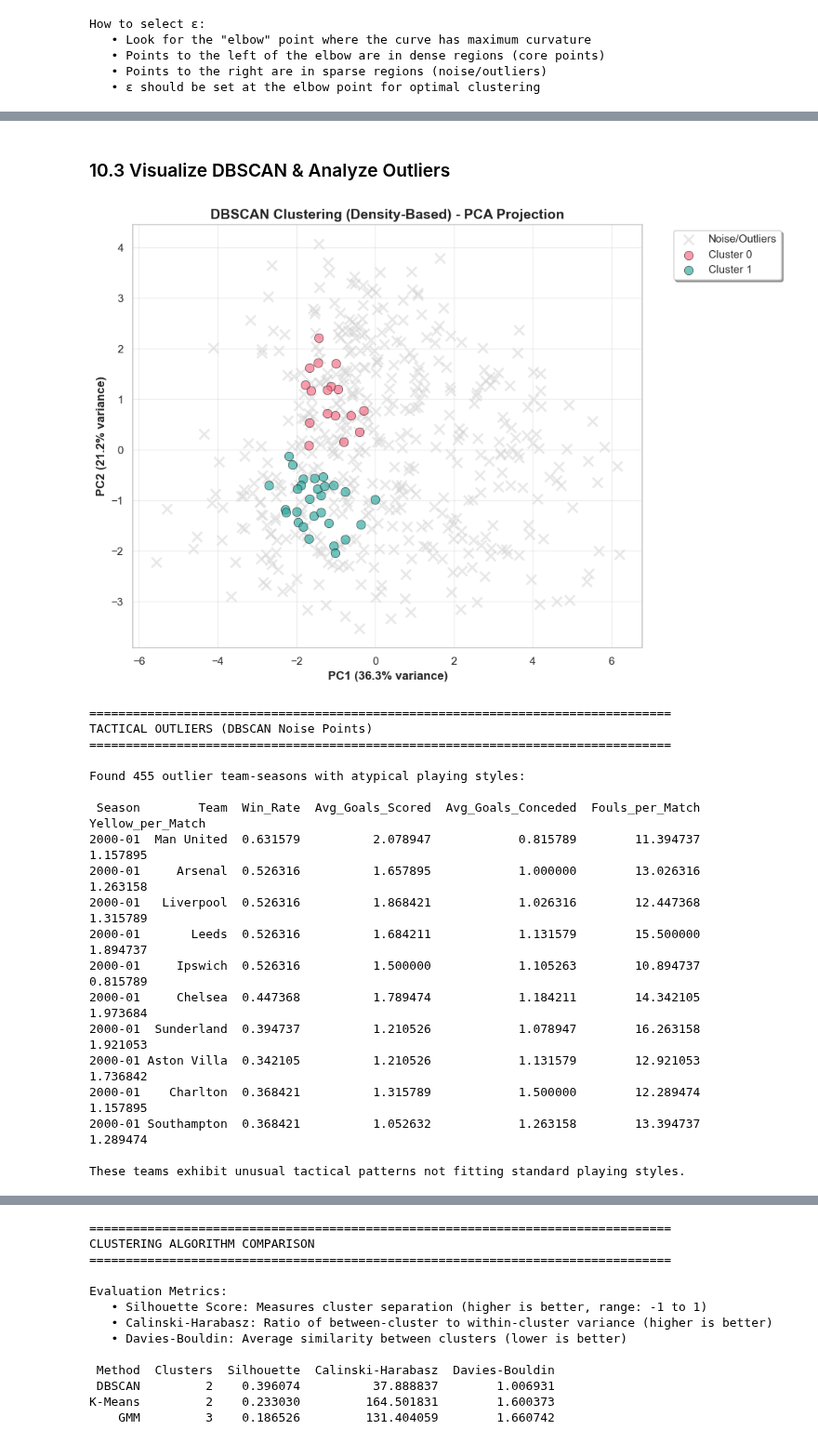
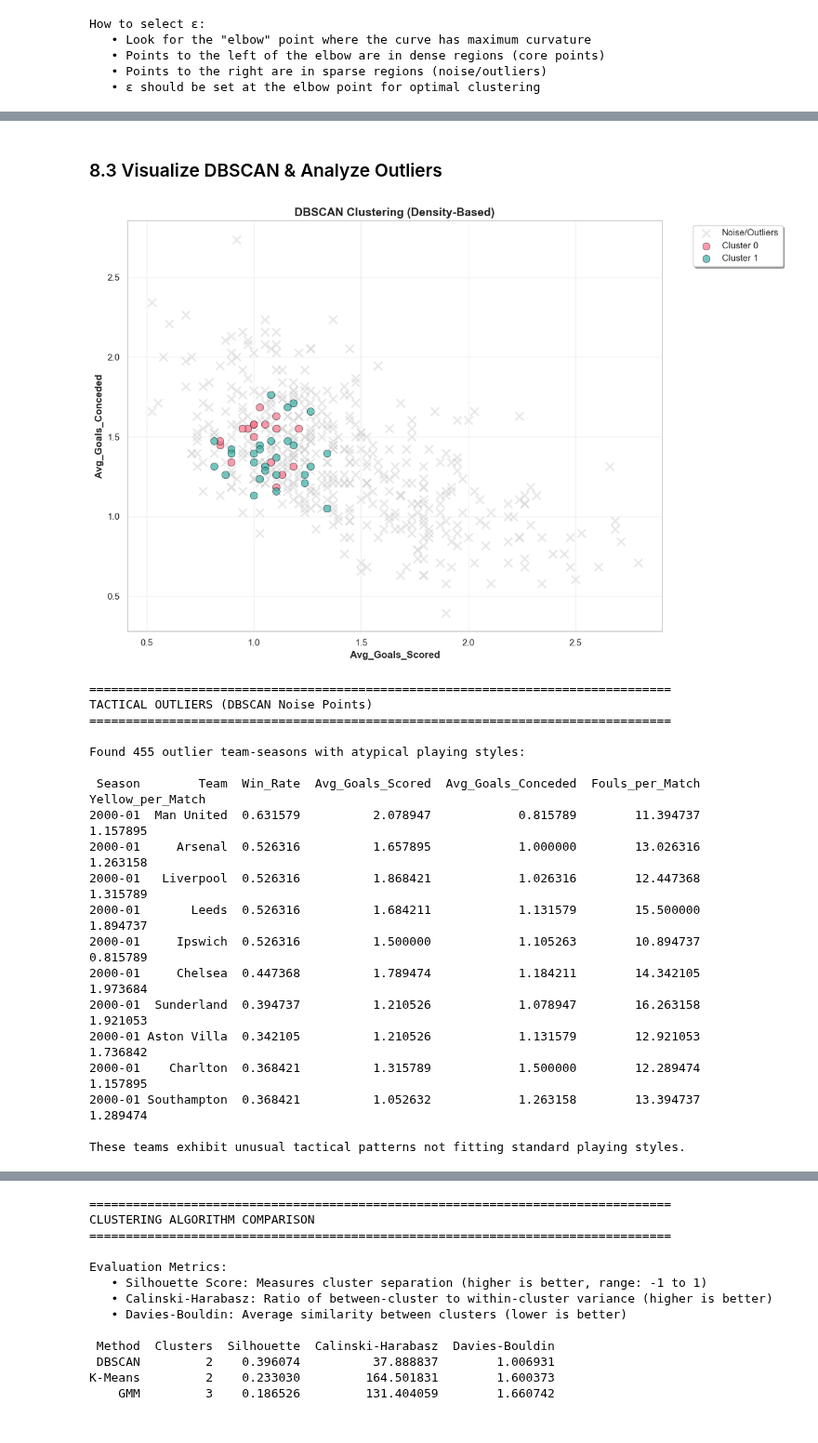
Before and after one commit to AtfastrSlushyMaker/pl-standings-prediction-project, a Jupyter notebook: notebooks/BO3_team_segmentation.ipynb, the cells around one changed output, grey strips where cells are left out. Shown at 93% size. Drawn from its saved outputs; the diff is of its cells as text; code cells hidden in the pictures.

```diff
--- a/notebooks/BO3_team_segmentation.ipynb
+++ b/notebooks/BO3_team_segmentation.ipynb
@@ -697,17 +822,19 @@ Example hybrid teams:
 # %%
-# Visualize GMM clusters in PCA space
-plt.figure(figsize=(10, 7))
+# Visualize GMM clusters using feature space
+feature_x, feature_y = 'Avg_Goals_Scored', 'Avg_Goals_Conceded'
+
+plt.figure(figsize=(12, 8))
 palette = sns.color_palette('husl', n_colors=best_components)
 
 for cluster in range(best_components):
     mask = gmm_labels == cluster
-    plt.scatter(X_pca[mask, 0], X_pca[mask, 1],
+    plt.scatter(df_feat.loc[mask, feature_x], df_feat.loc[mask, feature_y],
                color=palette[cluster], label=f'Component {cluster}',
                alpha=0.7, s=80, edgecolors='black', linewidth=0.5)
 
-plt.xlabel(f'PC1 ({pca.explained_variance_ratio_[0]*100:.1f}% variance)', fontweight='bold')
-plt.ylabel(f'PC2 ({pca.explained_variance_ratio_[1]*100:.1f}% variance)', fontweight='bold')
-plt.title(f'Gaussian Mixture Model ({best_components} components) - PCA Projection',
+plt.xlabel(feature_x, fontweight='bold', fontsize=12)
+plt.ylabel(feature_y, fontweight='bold', fontsize=12)
+plt.title(f'Gaussian Mixture Model ({best_components} components) - {feature_x} vs {feature_y}',
          fontsize=14, fontweight='bold')
 plt.legend(bbox_to_anchor=(1.05, 1), loc='upper left', frameon=True, shadow=True)
 plt.grid(alpha=0.3)
@@ -861,9 +988,8 @@ if best_dbscan is not None:
     n_noise = list(dbscan_labels).count(-1)
 
     df_feat['cluster_dbscan'] = dbscan_labels
-    df_pca['cluster_dbscan'] = dbscan_labels
 
-    print(f'\n Best DBSCAN configuration:')
+    print(f'\n✅ Best DBSCAN configuration:')
     print(f'   ε = {best_eps:.2f}')
     print(f'   MinPts = {min_samples}')
     print(f'   Clusters found: {n_clusters_db}')
@@ -872,7 +998,6 @@ if best_dbscan is not None:
 else:
     dbscan_labels = np.array([-1] * len(X_scaled))
     df_feat['cluster_dbscan'] = dbscan_labels
-    df_pca['cluster_dbscan'] = dbscan_labels
     print('\n⚠️  DBSCAN found no meaningful clustering')
 # %% [output]
 ================================================================================
@@ -893,10 +1018,12 @@ eps=2.25: Error calculating silhouette
    Noise points (outliers): 455 (91.0%)
    Silhouette score: 0.3961
 # %% [markdown]
-### 10.3 Visualize DBSCAN & Analyze Outliers
+### 8.3 Visualize DBSCAN & Analyze Outliers
 # %%
-# Visualize DBSCAN clusters
-plt.figure(figsize=(10, 7))
+# Visualize DBSCAN clusters using feature space
+feature_x, feature_y = 'Avg_Goals_Scored', 'Avg_Goals_Conceded'
+
+plt.figure(figsize=(12, 8))
 unique_labels = sorted(set(dbscan_labels))
 n_clusters_viz = len(unique_labels) - (1 if -1 in unique_labels else 0)
 palette = sns.color_palette('husl', n_colors=max(n_clusters_viz, 1))
@@ -905,40 +1032,39 @@ for idx, lab in enumerate(unique_labels):
     mask = dbscan_labels == lab
     if lab == -1:
         # Noise points
-        plt.scatter(X_pca[mask, 0], X_pca[mask, 1],
+        plt.scatter(df_feat.loc[mask, feature_x], df_feat.loc[mask, feature_y],
                    c='lightgray', label='Noise/Outliers', alpha=0.5,
                    marker='x', s=100, linewidths=2)
     else:
-        plt.scatter(X_pca[mask, 0], X_pca[mask, 1],
+        plt.scatter(df_feat.loc[mask, feature_x], df_feat.loc[mask, feature_y],
                    color=palette[lab % len(palette)], label=f'Cluster {lab}',
                    alpha=0.7, s=80, edgecolors='black', linewidth=0.5)
 
-plt.xlabel(f'PC1 ({pca.explained_variance_ratio_[0]*100:.1f}% variance)', fontweight='bold')
-plt.ylabel(f'PC2 ({pca.explained_variance_ratio_[1]*100:.1f}% variance)', fontweight='bold')
-plt.title('DBSCAN Clustering (Density-Based) - PCA Projection',
-         fontsize=14, fontweight='bold')
+plt.xlabel(feature_x, fontweight='bold', fontsize=12)
+plt.ylabel(feature_y, fontweight='bold', fontsize=12)
+plt.title('DBSCAN Clustering (Density-Based)', fontsize=14, fontweight='bold')
 plt.legend(bbox_to_anchor=(1.05, 1), loc='upper left', frameon=True, shadow=True)
 plt.grid(alpha=0.3)
 plt.tight_layout()
 plt.show()
 
 # Analyze outlier teams
 if -1 in dbscan_labels:
     outlier_indices = np.where(dbscan_labels == -1)[0]
     print(f'\n{"="*80}')
     print(f'TACTICAL OUTLIERS (DBSCAN Noise Points)')
     print(f'{"="*80}\n')
     print(f'Found {len(outlier_indices)} outlier team-seasons with atypical playing styles:\n')
 
     outlier_df = df_feat.iloc[outlier_indices][['Season', 'Team', 'Win_Rate',
                                                   'Avg_Goals_Scored', 'Avg_Goals_Conceded',
                                                   'Fouls_per_Match', 'Yellow_per_Match']]
     print(outlier_df.head(10).to_string(index=False))
     print('\nThese teams exhibit unusual tactical patterns not fitting standard playing styles.')
 else:
     print('\n✅ No outliers detected by DBSCAN')
 # %% [output]
-[figure, old version]
+[figure, new version]
 ================================================================================
 TACTICAL OUTLIERS (DBSCAN Noise Points)
 ================================================================================
```
Also changed, not shown: parts of 44 cells of this notebook.
